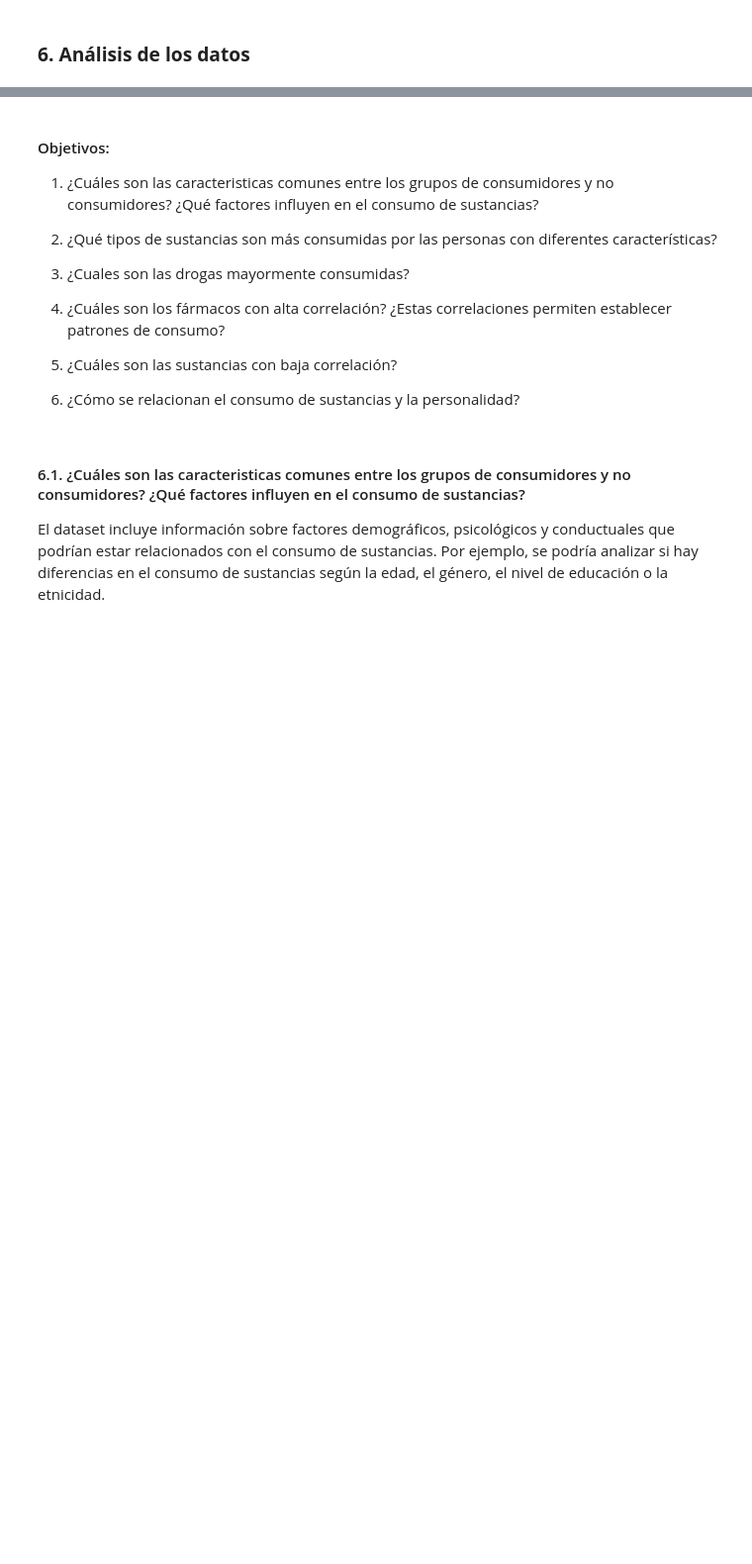
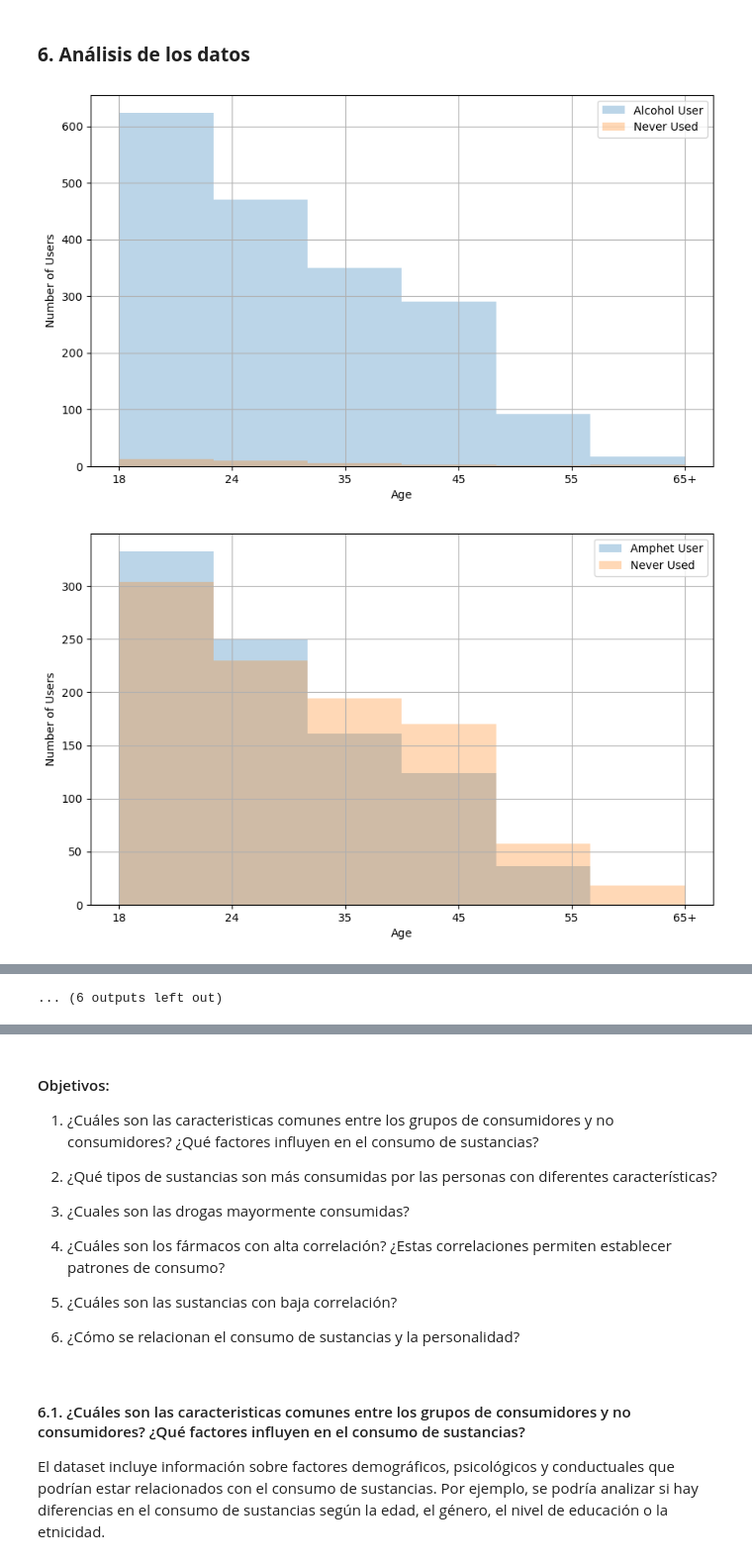
Before and after one commit to manularrea/Group_Projects_Afi, a Jupyter notebook: entrega_1/code/data_preprocessing_manuela.ipynb, the cells around one changed output, grey strips where cells are left out. Shown at 99% size. Cells and saved outputs as stored; diff of their text form; code cells hidden in the pictures; blank space fills up the shorter version.

Commit message:
Visualizaciones

```diff
--- a/entrega_1/code/data_preprocessing_manuela.ipynb
+++ b/entrega_1/code/data_preprocessing_manuela.ipynb
@@ -221,0 +240,4 @@ No hay observaciones con valores únicos por atributo, que no se encuentren pre
+# %%
+df = df.drop(df[df['Semer'] != 'CL0'].index)
+df = df.drop(columns='Semer')
+df
@@ -221,0 +260,25 @@ No hay observaciones con valores únicos por atributo, que no se encuentren pre
+# %%
+def encode_columns(df_encoded, dict, column_number):
+    temp = df_encoded.columns
+    temp = temp[column_number]
+    df_encoded[temp] = df_encoded[temp].map(dict)
+    return df_encoded
+# %%
+#Encode columns
+df_encoded = df.copy()
+
+df_encoded = encode_columns(df_encoded, dicts.age_values, 0)
+df_encoded = encode_columns(df_encoded, dicts.gender_values, 1)
+df_encoded = encode_columns(df_encoded, dicts.education_values, 2)
+df_encoded = encode_columns(df_encoded, dicts.country_values, 3)
+df_encoded = encode_columns(df_encoded, dicts.ethnicity_values, 4)
+df_encoded = encode_columns(df_encoded, dicts.nscore_values, 5)
+df_encoded = encode_columns(df_encoded, dicts.escore_values, 6)
+df_encoded = encode_columns(df_encoded, dicts.oscore_values, 7)
+df_encoded = encode_columns(df_encoded, dicts.ascore_values, 8)
+df_encoded = encode_columns(df_encoded, dicts.cscore_values, 9)
+df_encoded = encode_columns(df_encoded, dicts.impulsivity, 10)
+df_encoded = encode_columns(df_encoded, dicts.ss_values, 11)
+
+for i in range(12, len(df_encoded.columns)):
+    df_encoded = encode_columns(df_encoded, dicts.used_values, i)
@@ -223,0 +306,19 @@ No hay observaciones con valores únicos por atributo, que no se encuentren pre
+# %%
+# 1) Consumo de drogas según la edad
+def age_vs_drug_vs_usage(df_encoded, drug_number):
+    temp = df_encoded.columns
+    drug = temp[drug_number]
+    age = pd.concat([df_encoded[df_encoded[drug]==1]['Age (Real)'],df_encoded[df_encoded[drug]==0]['Age (Real)']],axis=1)
+    age.columns=[drug +' User','Never Used']
+
+    AgePlot = age.plot(kind='hist',bins=6,figsize=(10,6),alpha=0.3,grid=True)
+    AgePlot.set(ylabel = 'Number of Users', xlabel='Age')
+
+    AgeLabels = ['0','18','24','35','45','55','65+']
+    AgePlot.set_xticklabels(AgeLabels)
+# %%
+for i in range(12, len(df_encoded.columns)):
+    age_vs_drug_vs_usage(df_encoded, i)
+# %% [output]
+[figure, added]
+[figure, added]
@@ -223,0 +335 @@ No hay observaciones con valores únicos por atributo, que no se encuentren pre
+... (6 outputs left out)
```
Also changed, not shown: parts of 12 cells of this notebook, 2 other files.
